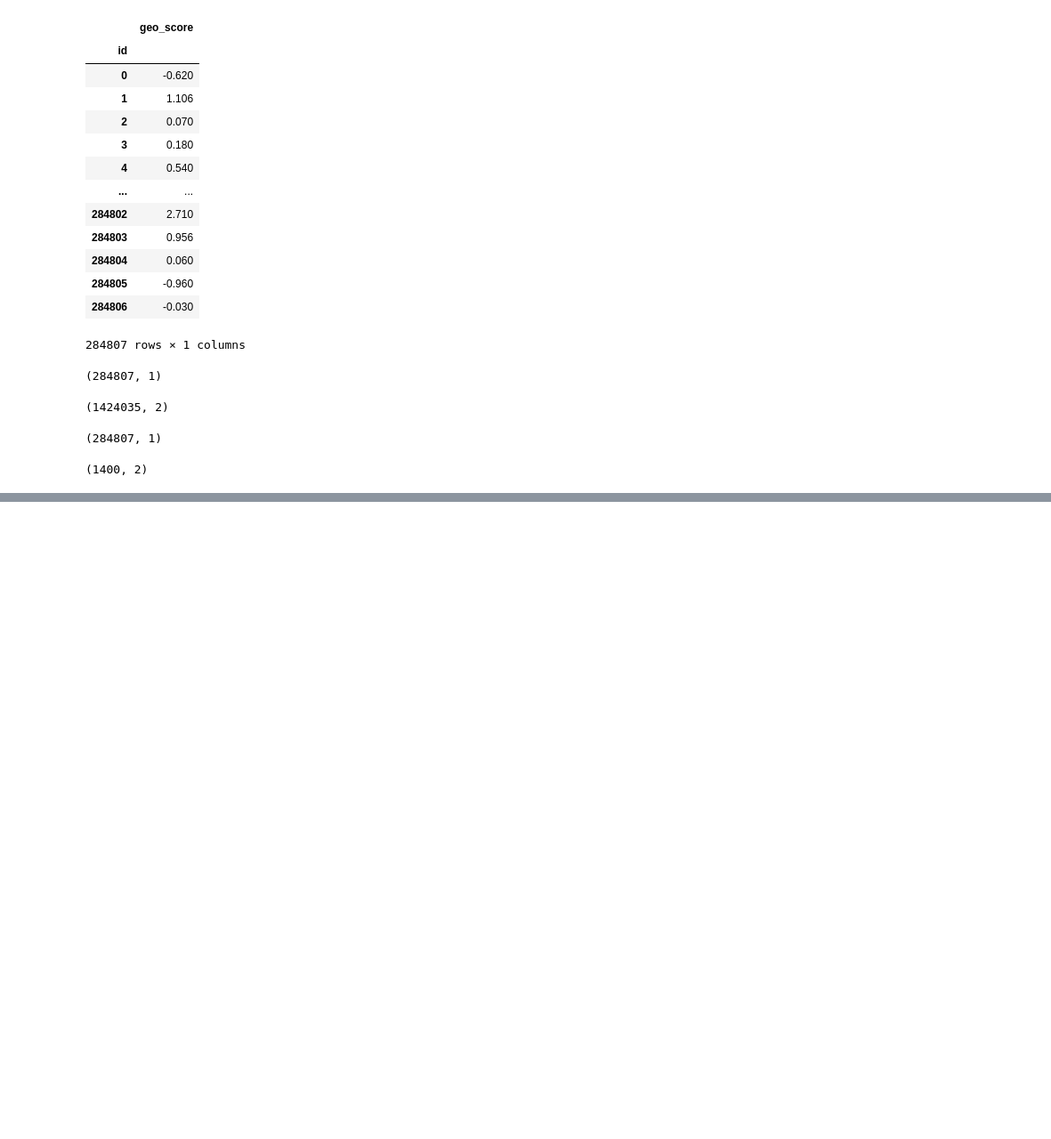
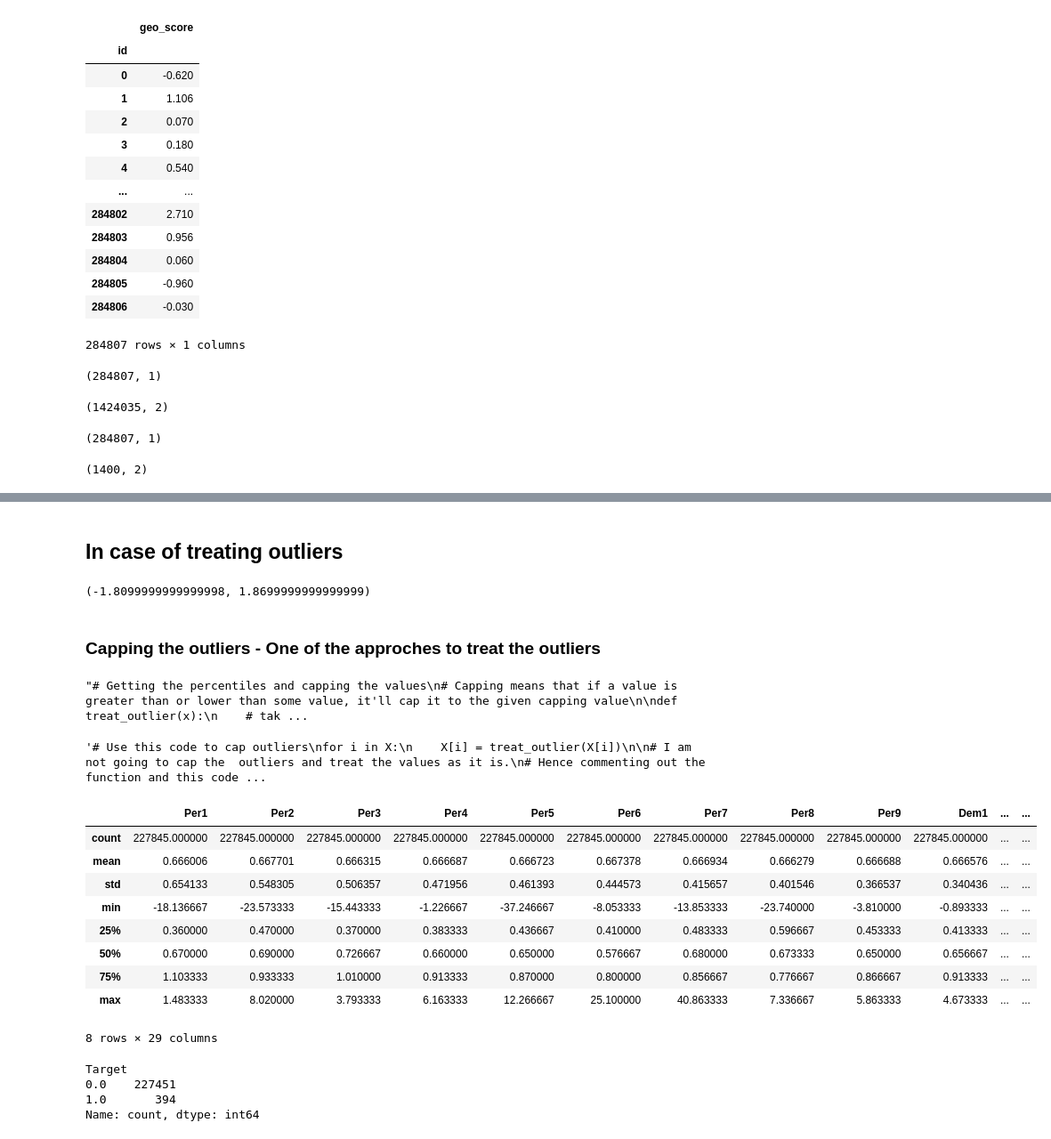
Before and after one commit to bikramcodes/Fraud-Transaction-Detector, a Jupyter notebook: notebooks/data_exploration.ipynb, the cells around one changed output, grey strips where cells are left out. Shown at 89% size. Cells and saved outputs as stored; diff of their text form; code cells hidden in the pictures; blank space fills up the shorter version.

```diff
--- a/notebooks/data_exploration.ipynb
+++ b/notebooks/data_exploration.ipynb
@@ -427,0 +677,2 @@ lambdawts.shape
+# %% [markdown]
+## In case of treating outliers
@@ -427,0 +693,67 @@ lambdawts.shape
+# %%
+# Checking the limits of 'lambda_wt' column
+
+check_outlier(X['lambda_wt'])
+# %% [output]
+(-1.8099999999999998, 1.8699999999999999)
+# %% [markdown]
+### Capping the outliers - One of the approches to treat the outliers
+# %%
+'''# Getting the percentiles and capping the values
+# Capping means that if a value is greater than or lower than some value, it'll cap it to the given capping value
+
+def treat_outlier(x):
+    # taking 5, 25, 75, 95
+    q5 = np.percentile(x, 5)
+    q25 = np.percentile(x, 25)
+    q75 = np.percentile(x, 75)
+    q95 = np.percentile(x, 95)
+    # calculating IQR
+    IQR = q75 - q25
+    # calculating minimum threshold
+    lower_bound = q25 - 1.5 * IQR
+    upper_bound = q75 + 1.5 * IQR
+    print(q5, q25, q75, q95)
+    # apply capping method
+    return x.apply(lambda y: q95 if y > upper_bound else y).apply(lambda y: q5 if y < lower_bound else y)
+
+# Saving this function as treat_outlier.py'''
+# %% [output]
+"# Getting the percentiles and capping the values\n# Capping means that if a value is greater than or lower than some value, it'll cap it to the given capping value\n\ndef treat_outlier(x):\n    # tak ...
+# %%
+'''# Use this code to cap outliers
+for i in X:
+    X[i] = treat_outlier(X[i])
+
+# I am not going to cap the  outliers and treat the values as it is.
+# Hence commenting out the function and this code'''
+# %% [output]
+'# Use this code to cap outliers\nfor i in X:\n    X[i] = treat_outlier(X[i])\n\n# I am not going to cap the  outliers and treat the values as it is.\n# Hence commenting out the function and this code ...
+# %%
+#Checking the data again
+
+X.describe()
+
+# Outcome:
+# Feature scaling is required
+# Data is imbalanced
+# %% [output]
+|  | Per1 | Per2 | Per3 | Per4 | Per5 | Per6 | Per7 | Per8 | Per9 | Dem1 | ... | ... |
+| count | 227845.000000 | 227845.000000 | 227845.000000 | 227845.000000 | 227845.000000 | 227845.000000 | 227845.000000 | 227845.000000 | 227845.000000 | 227845.000000 | ... | ... |
+| mean | 0.666006 | 0.667701 | 0.666315 | 0.666687 | 0.666723 | 0.667378 | 0.666934 | 0.666279 | 0.666688 | 0.666576 | ... | ... |
+| std | 0.654133 | 0.548305 | 0.506357 | 0.471956 | 0.461393 | 0.444573 | 0.415657 | 0.401546 | 0.366537 | 0.340436 | ... | ... |
+| min | -18.136667 | -23.573333 | -15.443333 | -1.226667 | -37.246667 | -8.053333 | -13.853333 | -23.740000 | -3.810000 | -0.893333 | ... | ... |
+| 25% | 0.360000 | 0.470000 | 0.370000 | 0.383333 | 0.436667 | 0.410000 | 0.483333 | 0.596667 | 0.453333 | 0.413333 | ... | ... |
+| 50% | 0.670000 | 0.690000 | 0.726667 | 0.660000 | 0.650000 | 0.576667 | 0.680000 | 0.673333 | 0.650000 | 0.656667 | ... | ... |
+| 75% | 1.103333 | 0.933333 | 1.010000 | 0.913333 | 0.870000 | 0.800000 | 0.856667 | 0.776667 | 0.866667 | 0.913333 | ... | ... |
+| max | 1.483333 | 8.020000 | 3.793333 | 6.163333 | 12.266667 | 25.100000 | 40.863333 | 7.336667 | 5.863333 | 4.673333 | ... | ... |
+8 rows × 29 columns
+# %%
+# Imbalance check
+
+y.value_counts()
+# %% [output]
+Target
+0.0    227451
+1.0       394
+Name: count, dtype: int64
```
Also changed, not shown: parts of 30 cells of this notebook, 3 other files.
